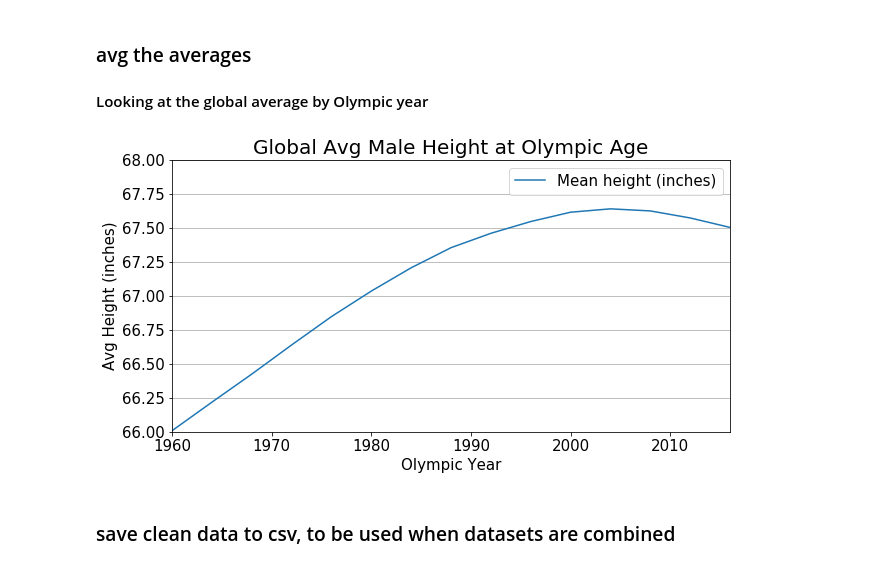
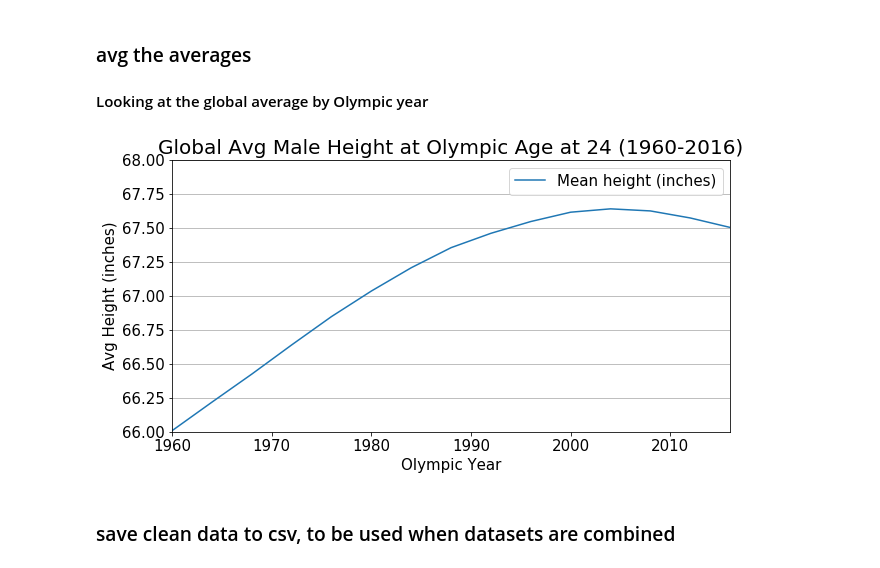
Before and after one commit to dowripple/ProjectOneRepo_JeremyKasieMichael, a Jupyter notebook: notebooks/WorldHeightData_Clean.ipynb, the cells around one changed output. Drawn from its saved outputs; the diff is of its cells as text; code cells hidden in the pictures.

```diff
--- a/notebooks/WorldHeightData_Clean.ipynb
+++ b/notebooks/WorldHeightData_Clean.ipynb
@@ -162,28 +162,28 @@ globalOlympic.head()
 # %%
 # group by object to average height for males, across Olympic years (Year of Birth + Offset)
 avg_df = pd.DataFrame(globalOlympic.groupby('Olympic Year')['Mean height (inches)'].mean().reset_index())
 
 # avg_df.head(20)
 
 # plot for fun
 male_avg = avg_df.plot(
     x = 'Olympic Year',
     y = 'Mean height (inches)',
     figsize=(10,5),
     ylim = (66,68),
     fontsize = 15
 )
 
 # add axis labels
 male_avg.set_xlabel("Olympic Year", fontsize=15)
 male_avg.set_ylabel('Avg Height (inches)', fontsize=15)
 male_avg.yaxis.grid(True)
 male_avg.legend(loc='best',fontsize=15)
-male_avg.set_title('Global Avg Male Height at Olympic Age', fontdict={'fontsize': 20, 'fontweight': 'medium'})
+male_avg.set_title('Global Avg Male Height at Olympic Age at 24 (1960-2016)', fontdict={'fontsize': 20, 'fontweight': 'medium'})
 
 male_avg.get_figure().savefig('..\images\global_male_avg.png')
 # %% [output]
-[figure, old version]
+[figure, new version]
 # %% [markdown]
 ### save clean data to csv, to be used when datasets are combined
 # %%
```
Also changed, not shown: parts of 1 cell of this notebook, 21 other files.
